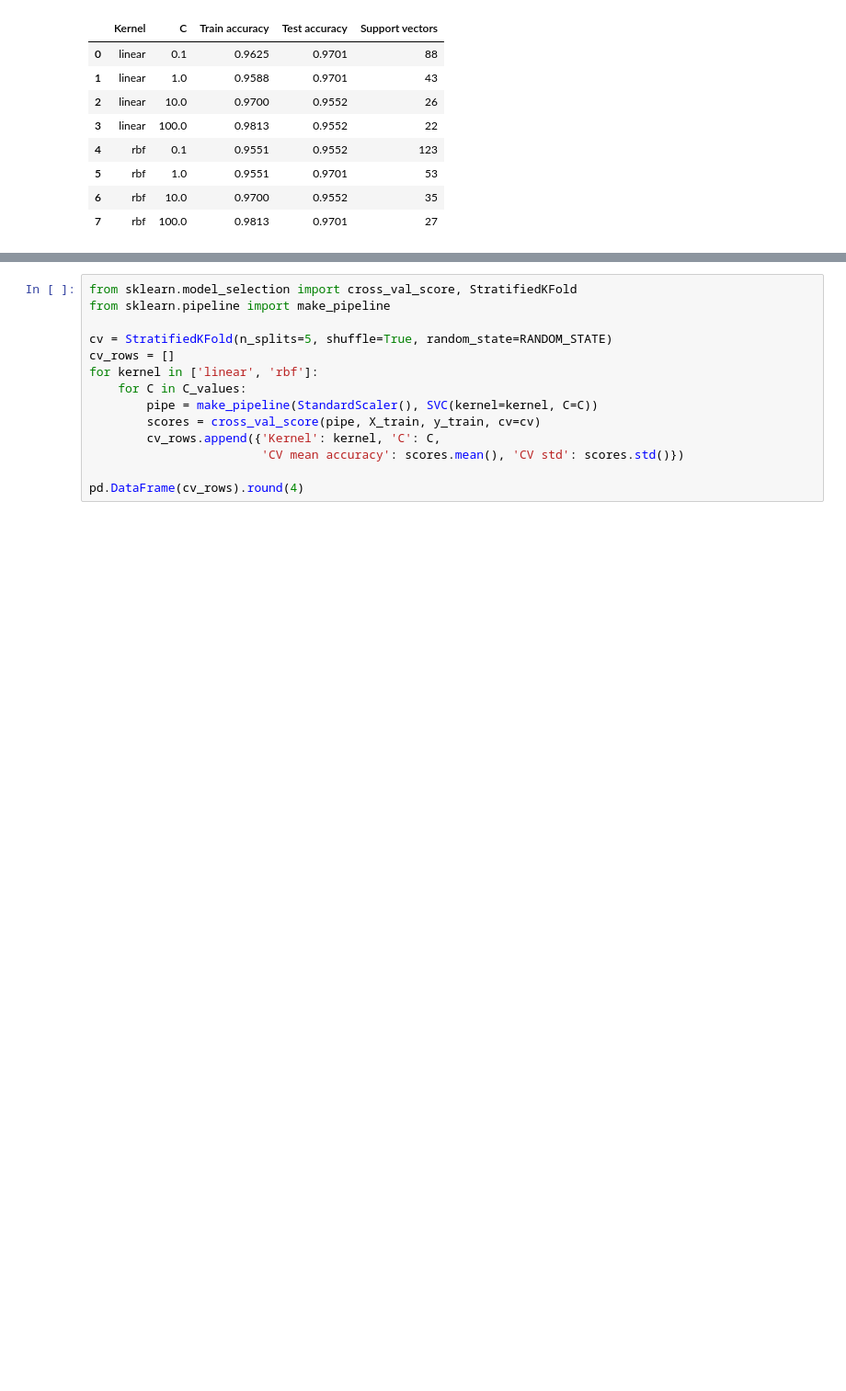
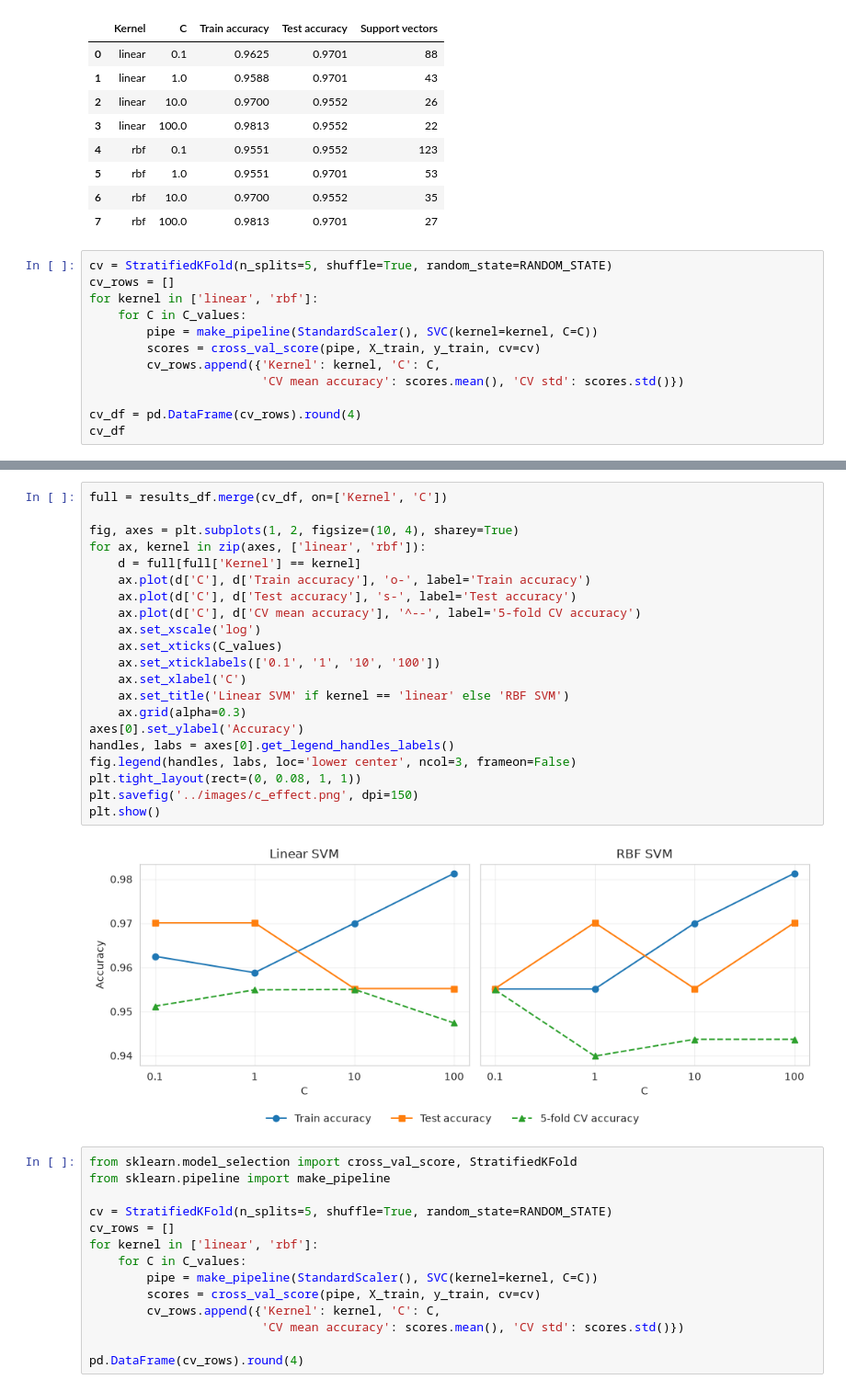
Before and after one commit to zainnm30/penguin-svm-classification, a Jupyter notebook: notebooks/penguin_svm.ipynb, the cells around one changed output, grey strips where cells are left out. Shown at 92% size. Cells and saved outputs as stored; diff of their text form; blank space fills up the shorter version.

```diff
--- a/notebooks/penguin_svm.ipynb
+++ b/notebooks/penguin_svm.ipynb
@@ -426,3 +442,15 @@ results_df
 | 5 | rbf | 1.0 | 0.9551 | 0.9701 | 53 |
 | 6 | rbf | 10.0 | 0.9700 | 0.9552 | 35 |
 | 7 | rbf | 100.0 | 0.9813 | 0.9701 | 27 |
+# %%
+cv = StratifiedKFold(n_splits=5, shuffle=True, random_state=RANDOM_STATE)
+cv_rows = []
+for kernel in ['linear', 'rbf']:
+    for C in C_values:
+        pipe = make_pipeline(StandardScaler(), SVC(kernel=kernel, C=C))
+        scores = cross_val_score(pipe, X_train, y_train, cv=cv)
+        cv_rows.append({'Kernel': kernel, 'C': C,
+                        'CV mean accuracy': scores.mean(), 'CV std': scores.std()})
+
+cv_df = pd.DataFrame(cv_rows).round(4)
+cv_df
@@ -429,3 +467,26 @@ results_df
+# %%
+full = results_df.merge(cv_df, on=['Kernel', 'C'])
+
+fig, axes = plt.subplots(1, 2, figsize=(10, 4), sharey=True)
+for ax, kernel in zip(axes, ['linear', 'rbf']):
+    d = full[full['Kernel'] == kernel]
+    ax.plot(d['C'], d['Train accuracy'], 'o-', label='Train accuracy')
+    ax.plot(d['C'], d['Test accuracy'], 's-', label='Test accuracy')
+    ax.plot(d['C'], d['CV mean accuracy'], '^--', label='5-fold CV accuracy')
+    ax.set_xscale('log')
+    ax.set_xticks(C_values)
+    ax.set_xticklabels(['0.1', '1', '10', '100'])
+    ax.set_xlabel('C')
+    ax.set_title('Linear SVM' if kernel == 'linear' else 'RBF SVM')
+    ax.grid(alpha=0.3)
+axes[0].set_ylabel('Accuracy')
+handles, labs = axes[0].get_legend_handles_labels()
+fig.legend(handles, labs, loc='lower center', ncol=3, frameon=False)
+plt.tight_layout(rect=(0, 0.08, 1, 1))
+plt.savefig('../images/c_effect.png', dpi=150)
+plt.show()
+# %% [output]
+[figure, added]
 # %%
 from sklearn.model_selection import cross_val_score, StratifiedKFold
 from sklearn.pipeline import make_pipeline
```
Also changed, not shown: parts of 4 cells of this notebook, 3 other files.
